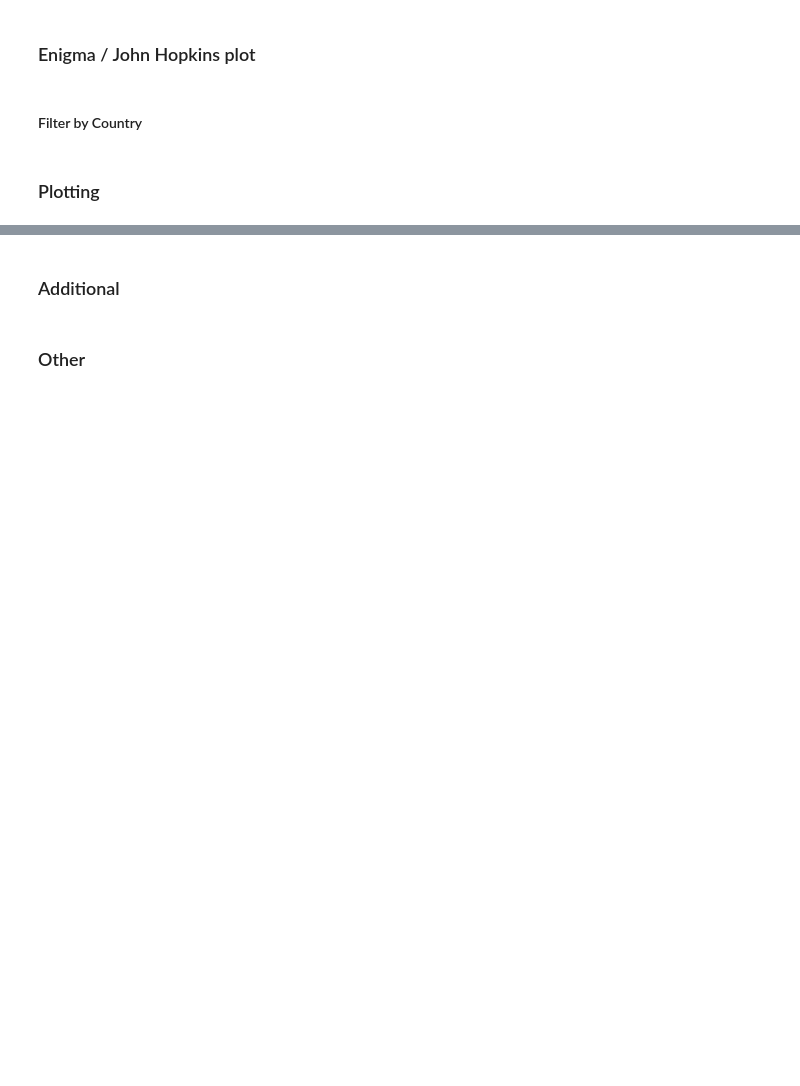
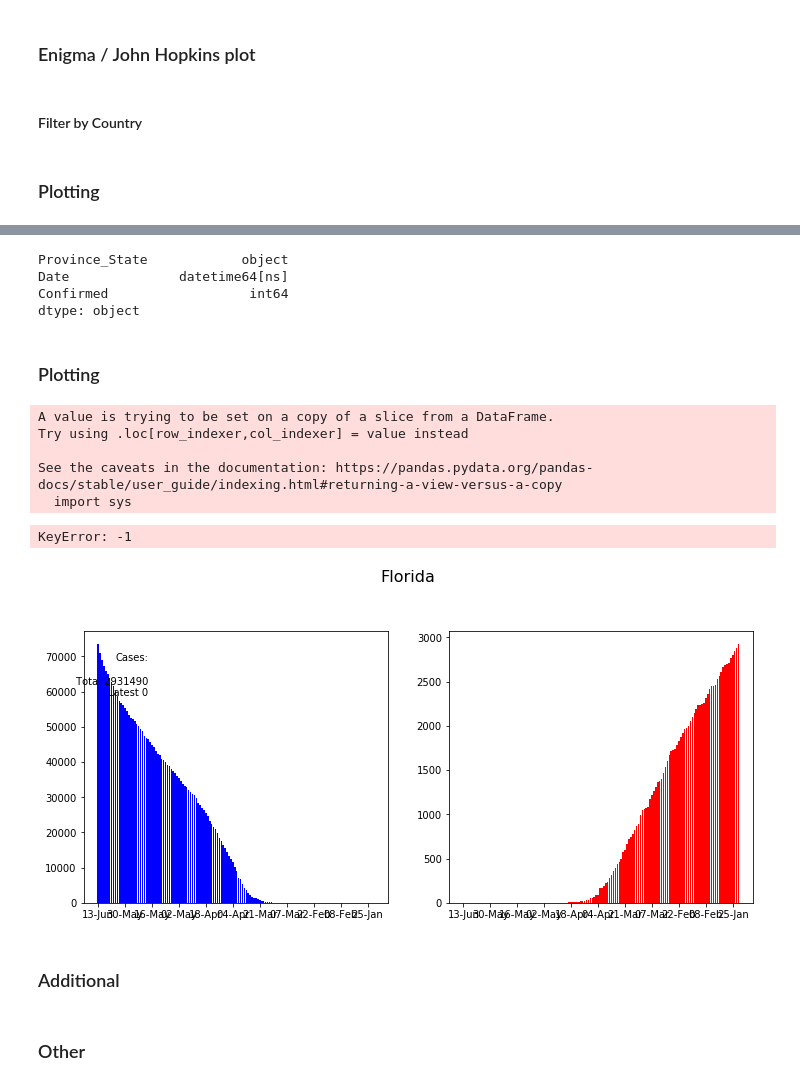
Before and after one commit to ChangingEnergy/Covid-19, a Jupyter notebook: Covid-19.ipynb, the cells around one changed output, grey strips where cells are left out. Drawn from its saved outputs; the diff is of its cells as text; code cells hidden in the pictures; blank space fills up the shorter version.

Commit message:
correction - regional data
correction - updating correct file with regional data

```diff
--- a/Covid-19.ipynb
+++ b/Covid-19.ipynb
@@ -177,0 +524,7 @@ fig.tight_layout()
+# %%
+userRegion =userOptionsRegion.value
+
+filtered_regions_confirmed = US_Confirmed.loc[US_Confirmed['Province_State'] == userRegion] #region filter
+filtered_regions_deaths = US_Deaths.loc[US_Deaths['Province_State'] == userRegion] #region filter
+
+filtered_regions.head()
@@ -177,0 +562,5 @@ fig.tight_layout()
+# %%
+# need to change Date to datetime
+filtered_regions_confirmed["Date"] = pd.to_datetime(filtered_regions_confirmed["Date"])
+filtered_regions_deaths["Date"] = pd.to_datetime(filtered_regions_deaths["Date"])
+# do same for
@@ -178,3 +587,55 @@ fig.tight_layout()
+# %%
+#check
+filtered_regions_confirmed.dtypes
+# %% [output]
+Province_State            object
+Date              datetime64[ns]
+Confirmed                  int64
+dtype: object
+# %% [markdown]
+### Plotting
+# %%
+# config
+from datetime import datetime as dt
+
+plot_df=filtered_regions_confirmed # copy just for plotting
+
+#change to simpler date format, dont need year
+plot_df['Date'] = plot_df['Date'].dt.strftime('%d-%b')
+#sortindex in descending order so that x-axes moves eft to right from historic to present
+plot_df=plot_df.sort_index(axis=0, ascending=False)
+#set date as new index for plotting
+plot_df=plot_df.set_index('Date')
+
+x1 = plot_df.index
+x2 = plot_df.index
+y1 = plot_df.Confirmed.values #drop .values if doing a line plot (see next cell*)
+y2 = filtered_regions_deaths.Deaths.values #drop .values if doing a line plot (see next cell*)
+
+from matplotlib.ticker import (MultipleLocator, FormatStrFormatter,
+                               AutoMinorLocator)
+# %% [output]
+A value is trying to be set on a copy of a slice from a DataFrame.
+Try using .loc[row_indexer,col_indexer] = value instead
+
+See the caveats in the documentation: https://pandas.pydata.org/pandas-docs/stable/user_guide/indexing.html#returning-a-view-versus-a-copy
+  import sys
+# %%
+fig, axes = plt.subplots(nrows=1, ncols=2, figsize=(12, 5))
+
+axes[0].bar(x1, y1,color='b') #.plot would give a line plot*
+axes[1].bar(x2, y2,color='r') #.plot would give a line plot*
+axes[0].xaxis.set_major_locator(MultipleLocator(14))
+axes[1].xaxis.set_major_locator(MultipleLocator(14))
+
+fig.suptitle(userRegion, x= 0.5, y = 1.05, fontsize=16)
+plt.figtext(0.2, 0.7, 'Cases:\n\n Total ' + str(plot_df.Confirmed.sum()) + '\nLatest ' + str(plot_df["Confirmed"][-1]), horizontalalignment='right')
+plt.figtext(0.7, 0.7, 'Deaths:\n\n Total ' + str(filtered_regions_deaths.Deaths.sum()) + '\nLatest ' + str(filtered_regions_deaths["Deaths"][-1]), horizontalalignment='right')
+
+fig.tight_layout()
+# %% [output]
+KeyError: -1
+[figure, added]
 # %% [markdown]
 ### Additional
 # %%
```
Also changed, not shown: parts of 49 cells of this notebook.
